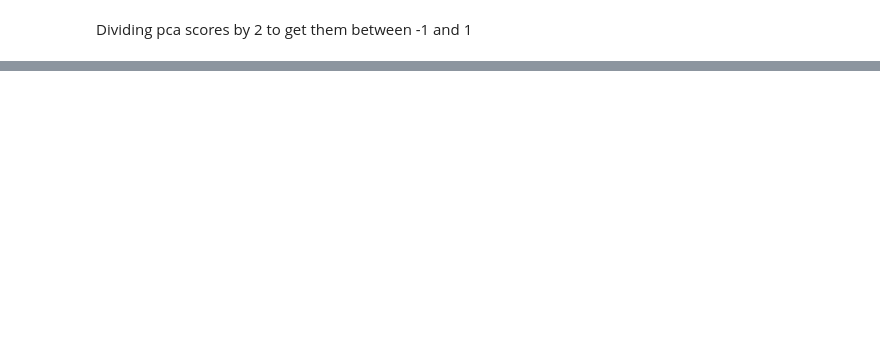
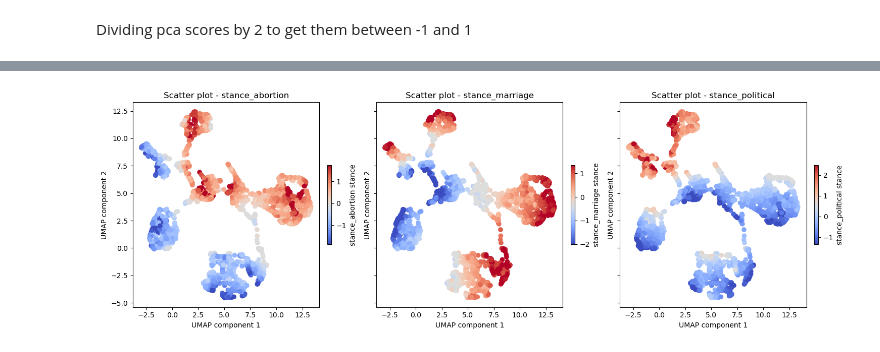
Before and after one commit to b0psheva27/BSc_project_polarization, a Jupyter notebook: notebooks/08_polarization_june.ipynb, the cells around one changed output, grey strips where cells are left out. Drawn from its saved outputs; the diff is of its cells as text; code cells hidden in the pictures; blank space fills up the shorter version.

```diff
--- a/notebooks/08_polarization_june.ipynb
+++ b/notebooks/08_polarization_june.ipynb
@@ -357,0 +412,4 @@ plot_c_subplot(merged_df_reduced, "pca_component_scaled", ["stance_abortion", "s
+# %%
+plot_c_subplot2D(merged_df_reduced, "umap_component1", "umap_component2", ["stance_abortion", "stance_marriage", "stance_political"])
+# %% [output]
+[figure, added]
```
Also changed, not shown: parts of 10 cells of this notebook, 1 other file.
